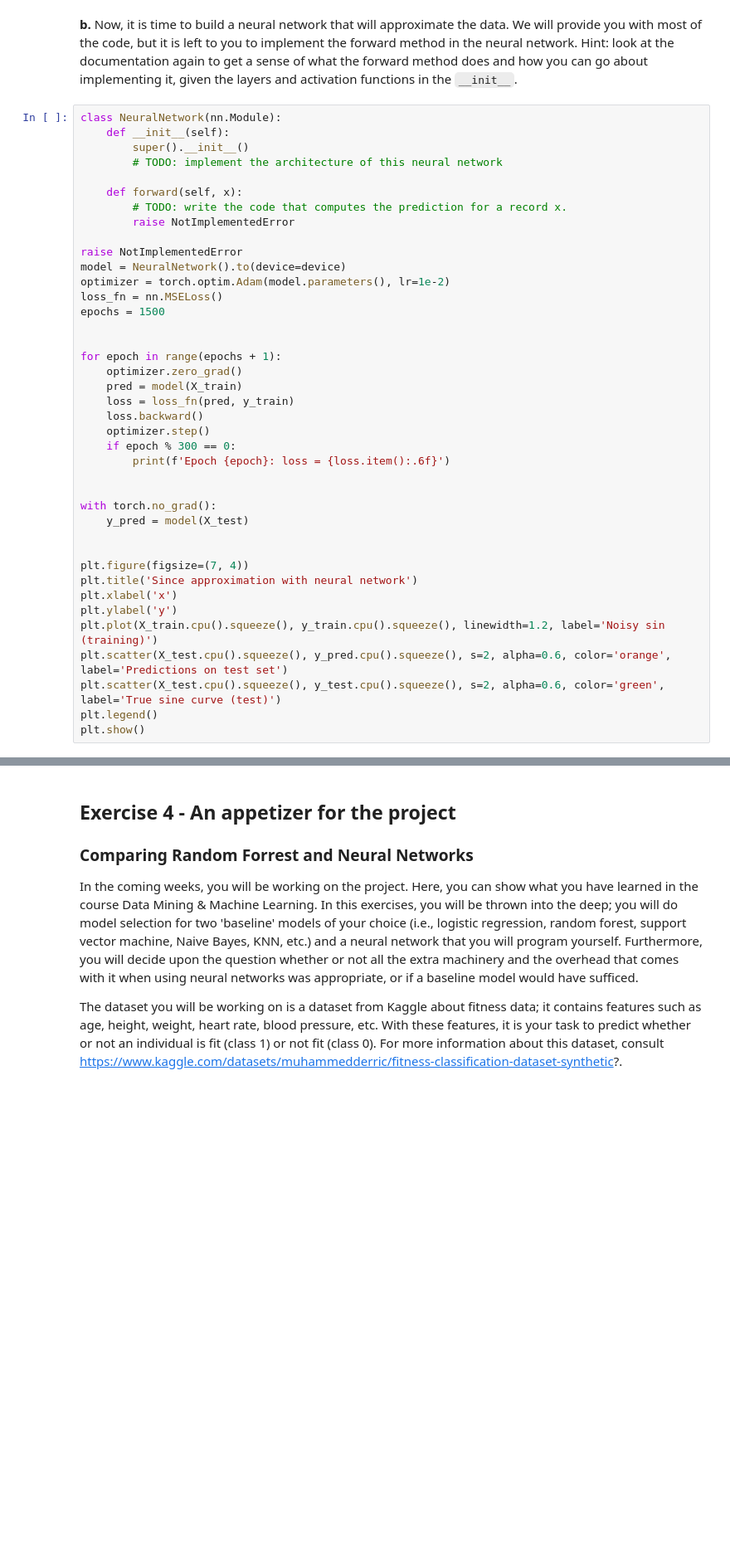
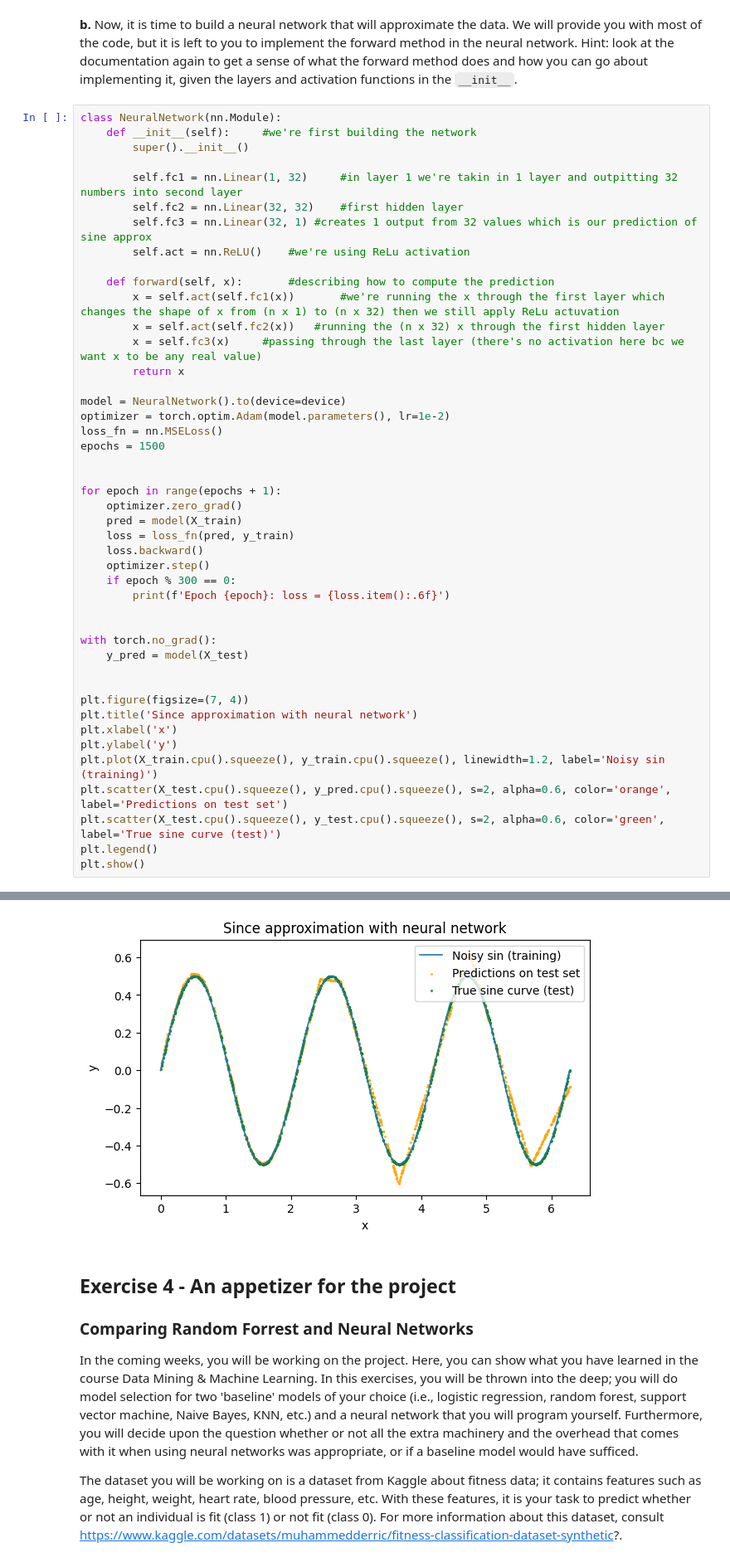
Before and after one commit to lanster42/Erasmus-Notes-25-26, a Jupyter notebook: Data mining and Machine learning/Assignment11/Assignment11_DMML_2025.ipynb, the cells around one changed output, grey strips where cells are left out. Shown at 83% size. Saved outputs shown, nothing was run; the diff lists cells and outputs as text; blank space fills up the shorter version.

````diff
--- a/Data mining and Machine learning/Assignment11/Assignment11_DMML_2025.ipynb
+++ b/Data mining and Machine learning/Assignment11/Assignment11_DMML_2025.ipynb
@@ -155,15 +155,20 @@ plt.show()
 **b.** Now, it is time to build a neural network that will approximate the data. We will provide you with most of the code, but it is left to you to implement the forward method in the neural network. Hint: look at the documentation again to get a sense of what the forward method does and how you can go about implementing it, given the layers and activation functions in the ```__init__```.
 # %%
 class NeuralNetwork(nn.Module):
-    def __init__(self):
+    def __init__(self):     #we're first building the network
         super().__init__()
-        # TODO: implement the architecture of this neural network
 
-    def forward(self, x):
-        # TODO: write the code that computes the prediction for a record x.
-        raise NotImplementedError
+        self.fc1 = nn.Linear(1, 32)     #in layer 1 we're takin in 1 layer and outpitting 32 numbers into second layer
+        self.fc2 = nn.Linear(32, 32)    #first hidden layer
+        self.fc3 = nn.Linear(32, 1) #creates 1 output from 32 values which is our prediction of sine approx
+        self.act = nn.ReLU()    #we're using ReLu activation
 
-raise NotImplementedError
+    def forward(self, x):       #describing how to compute the prediction
+        x = self.act(self.fc1(x))       #we're running the x through the first layer which changes the shape of x from (n x 1) to (n x 32) then we still apply ReLu actuvation
+        x = self.act(self.fc2(x))   #running the (n x 32) x through the first hidden layer
+        x = self.fc3(x)     #passing through the last layer (there's no activation here bc we want x to be any real value)
+        return x
+
 model = NeuralNetwork().to(device=device)
 optimizer = torch.optim.Adam(model.parameters(), lr=1e-2)
 loss_fn = nn.MSELoss()
@@ -198,3 +208,4 @@ NotImplementedError:
+[figure, added]
 # %% [markdown]
 ## **Exercise 4** - An appetizer for the project
 ### Comparing Random Forrest and Neural Networks
````
Also changed, not shown: parts of 2 cells of this notebook.
